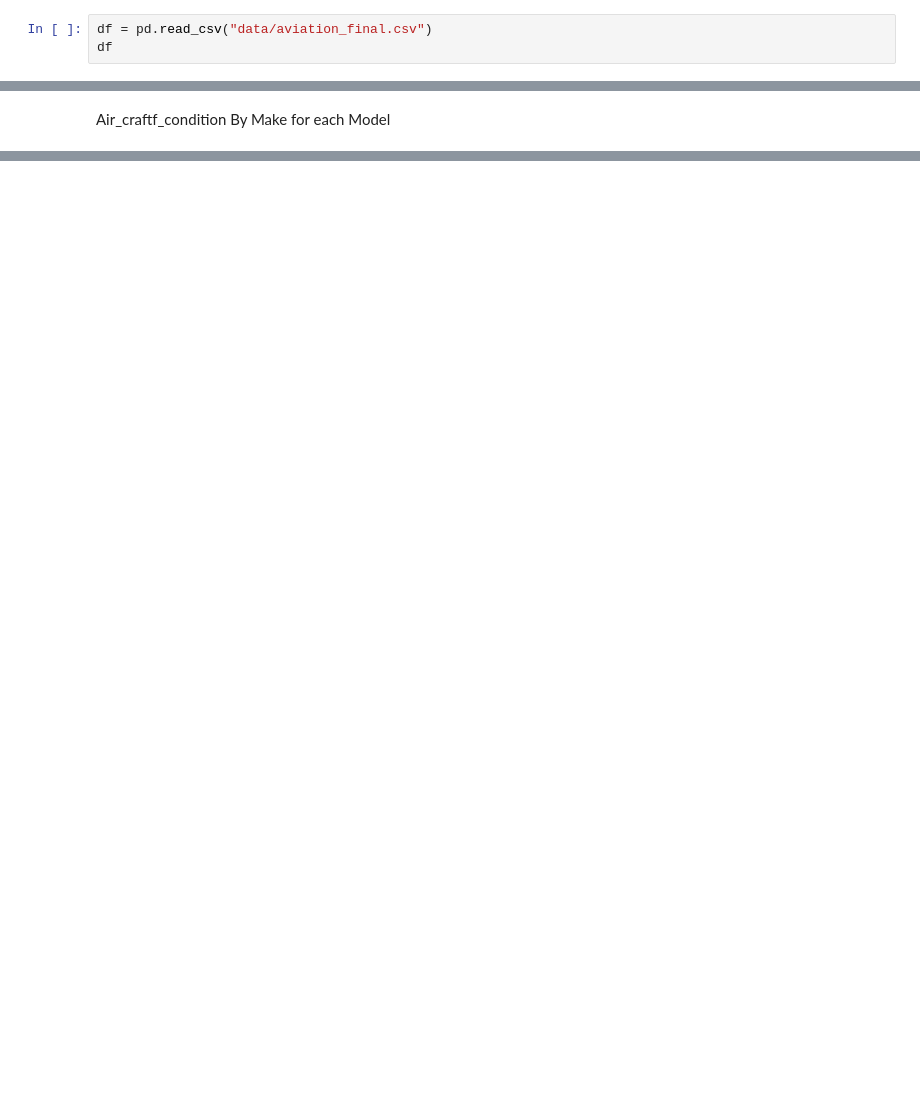
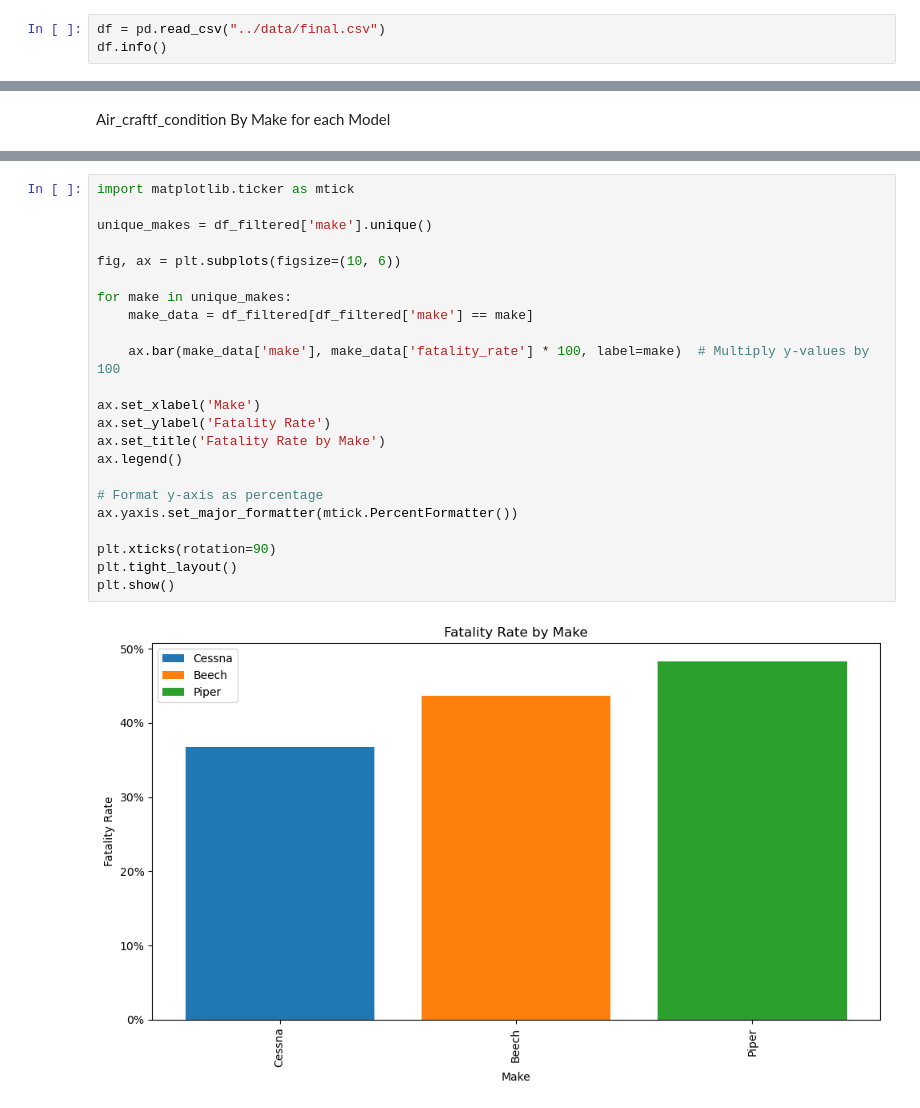
Before and after one commit to dvdhartsman/phase_1_project, a Jupyter notebook: danayt_notebooks/small_planes.ipynb, the cells around one changed output, grey strips where cells are left out. Cells and saved outputs as stored; diff of their text form; blank space fills up the shorter version.

```diff
--- a/danayt_notebooks/small_planes.ipynb
+++ b/danayt_notebooks/small_planes.ipynb
@@ -6,6 +6,6 @@ import seaborn as sns
 import matplotlib.ticker as mtick
 %matplotlib inline
 # %%
-df = pd.read_csv("data/aviation_final.csv")
-df
+df = pd.read_csv("../data/final.csv")
+df.info()
 # %% [output]
@@ -372,3 +387,28 @@ plt.show()
+# %%
+import matplotlib.ticker as mtick
+
+unique_makes = df_filtered['make'].unique()
+
+fig, ax = plt.subplots(figsize=(10, 6))
+
+for make in unique_makes:
+    make_data = df_filtered[df_filtered['make'] == make]
+
+    ax.bar(make_data['make'], make_data['fatality_rate'] * 100, label=make)  # Multiply y-values by 100
+
+ax.set_xlabel('Make')
+ax.set_ylabel('Fatality Rate')
+ax.set_title('Fatality Rate by Make')
+ax.legend()
+
+# Format y-axis as percentage
+ax.yaxis.set_major_formatter(mtick.PercentFormatter())
+
+plt.xticks(rotation=90)
+plt.tight_layout()
+plt.show()
+# %% [output]
+[figure, added]
 # %%
 make1 = 'Piper'
 model1 = 'J3C65'
```
Also changed, not shown: parts of 31 cells of this notebook.
